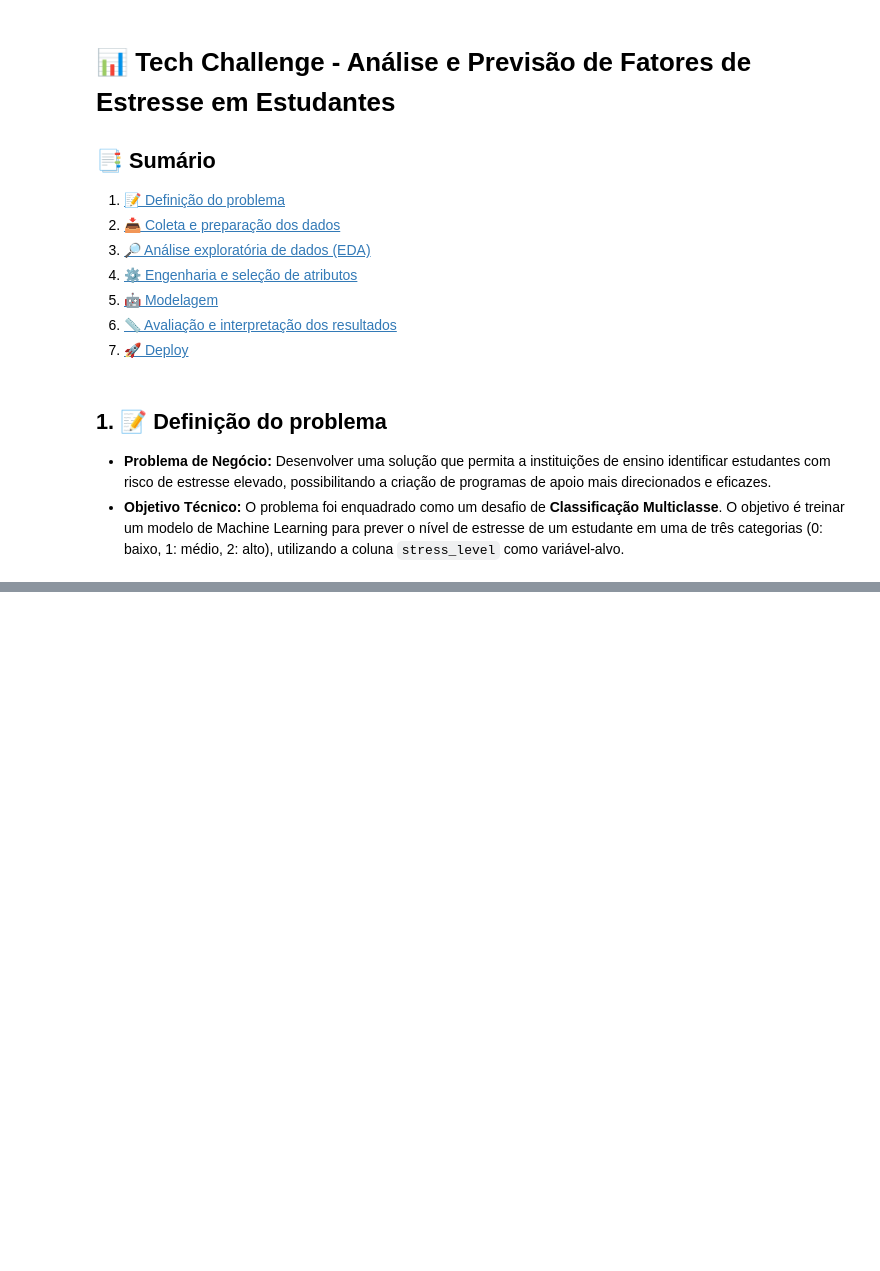
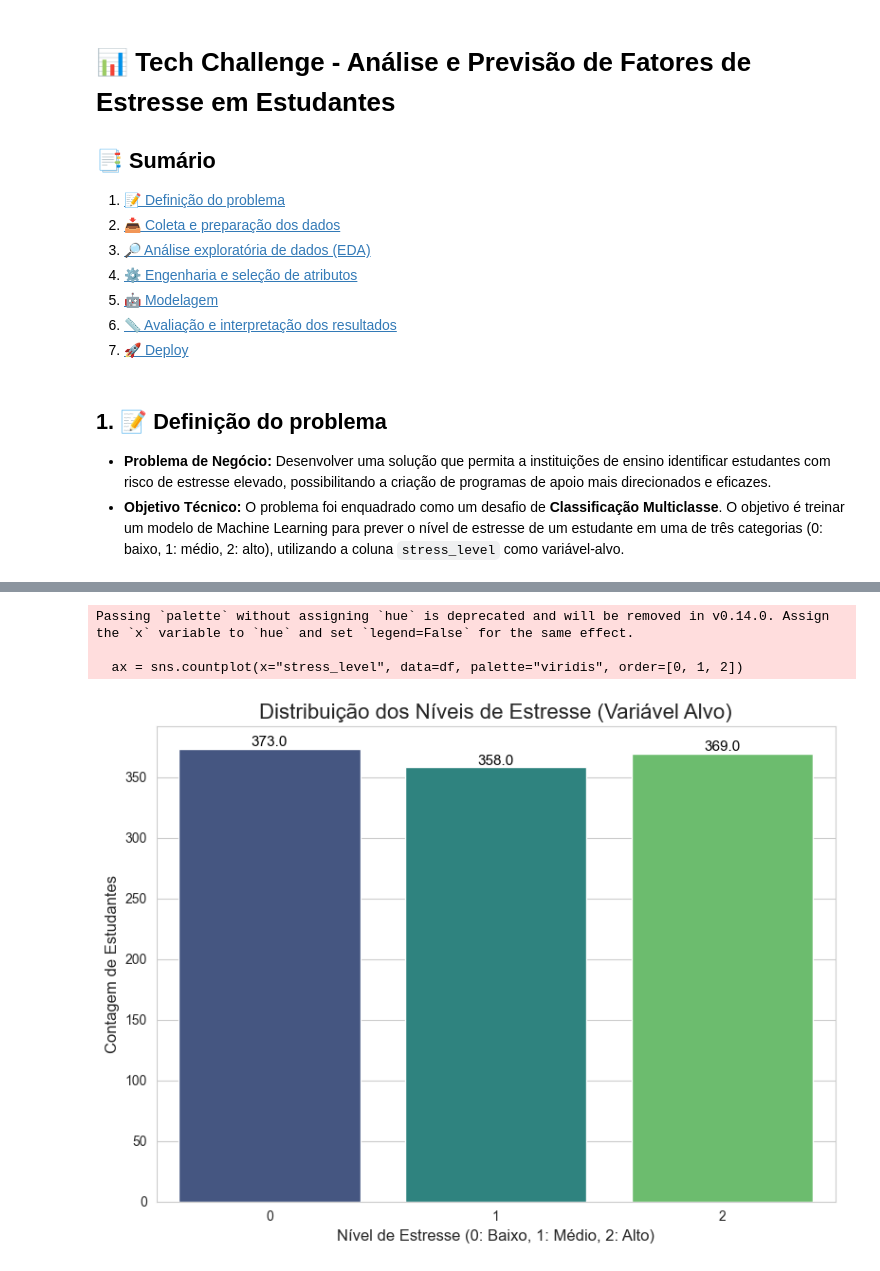
Before and after one commit to fernando-lfs/fiap-tech-challenge-fase3, a Jupyter notebook: notebooks/01-analise-exploratoria.ipynb, the cells around one changed output, grey strips where cells are left out. Drawn from its saved outputs; the diff is of its cells as text; code cells hidden in the pictures; blank space fills up the shorter version.

```diff
--- a/notebooks/01-analise-exploratoria.ipynb
+++ b/notebooks/01-analise-exploratoria.ipynb
@@ -152,0 +167,36 @@ for feature in features:
+# %%
+import matplotlib.pyplot as plt
+import seaborn as sns
+
+# Configurações de visualização
+sns.set_style("whitegrid")
+plt.figure(figsize=(8, 6))
+
+# Criar o gráfico de contagem para a variável alvo
+ax = sns.countplot(x="stress_level", data=df, palette="viridis", order=[0, 1, 2])
+
+# Adicionar títulos e rótulos
+plt.title("Distribuição dos Níveis de Estresse (Variável Alvo)", fontsize=16)
+plt.xlabel("Nível de Estresse (0: Baixo, 1: Médio, 2: Alto)", fontsize=12)
+plt.ylabel("Contagem de Estudantes", fontsize=12)
+
+# Adicionar contador
+for p in ax.patches:
+    ax.annotate(
+        f"{p.get_height()}",
+        (p.get_x() + p.get_width() / 2.0, p.get_height()),
+        ha="center",
+        va="center",
+        fontsize=11,
+        color="black",
+        xytext=(0, 5),
+        textcoords="offset points",
+    )
+
+plt.tight_layout()
+plt.show()
+# %% [output]
+Passing `palette` without assigning `hue` is deprecated and will be removed in v0.14.0. Assign the `x` variable to `hue` and set `legend=False` for the same effect.
+
+  ax = sns.countplot(x="stress_level", data=df, palette="viridis", order=[0, 1, 2])
+[figure, added]
```
Also changed, not shown: parts of 24 cells of this notebook.
